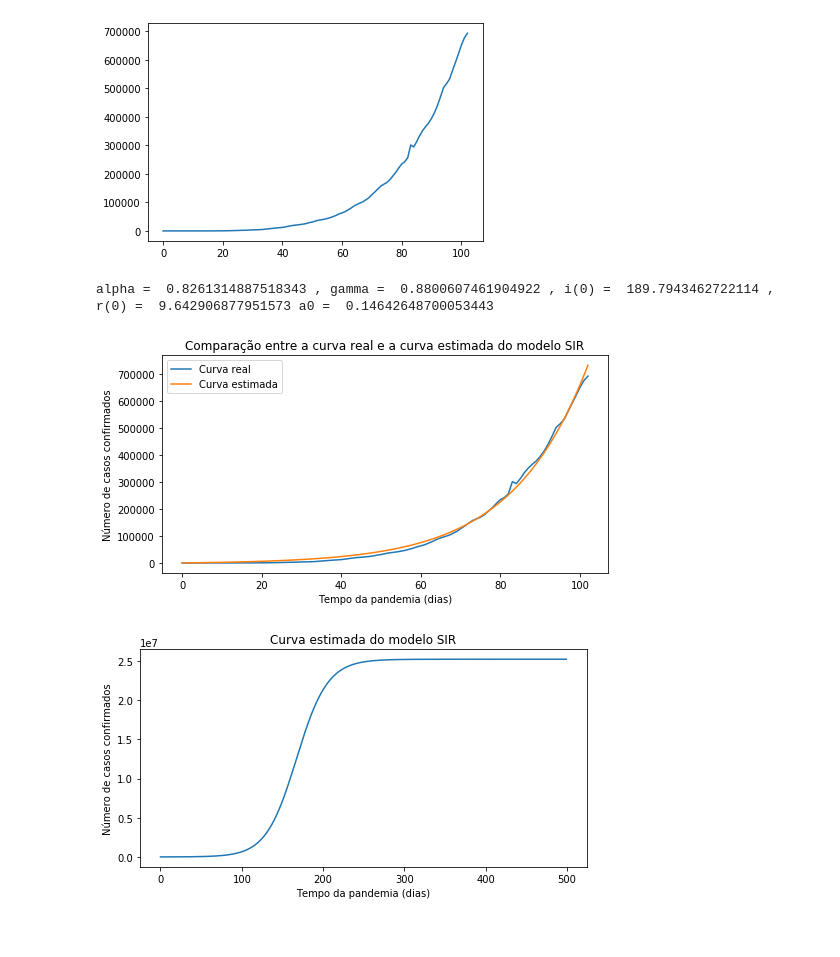
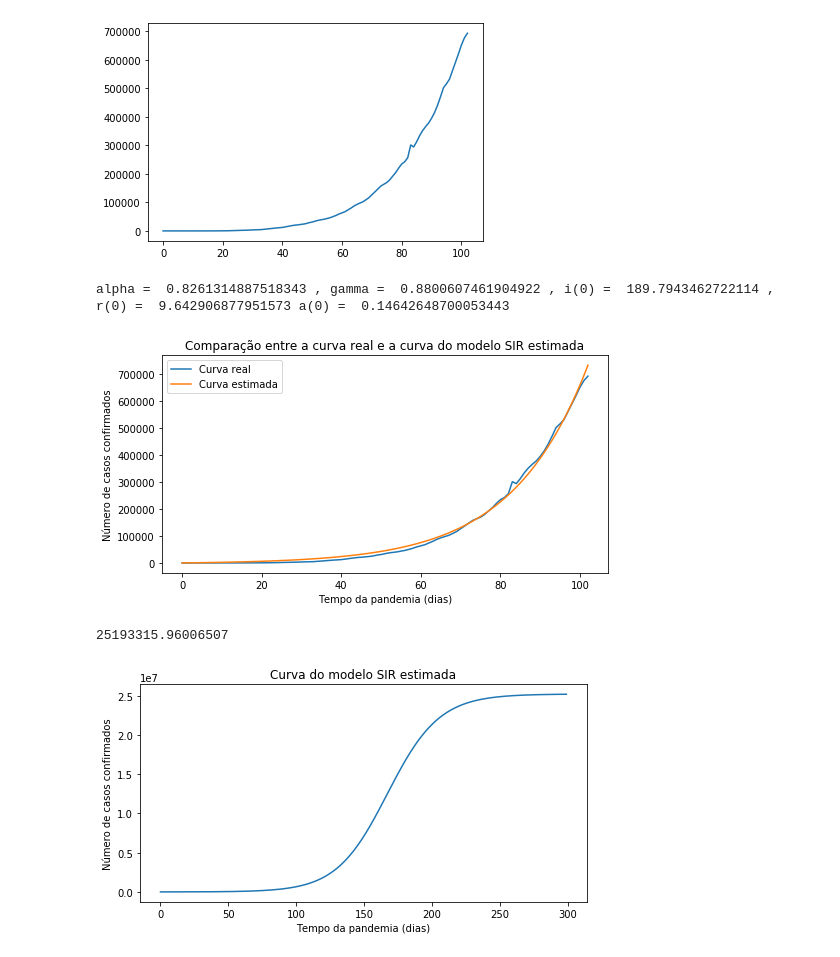
Before and after one commit to lubp1/SIR_model_COVID, a Jupyter notebook: SIR_parameters_estimation.ipynb, the cells around one changed output. Drawn from its saved outputs; the diff is of its cells as text; code cells hidden in the pictures.

```diff
--- a/SIR_parameters_estimation.ipynb
+++ b/SIR_parameters_estimation.ipynb
@@ -91,34 +91,37 @@ gamma = modelParams[0][1]
 i0 = modelParams[0][2]
 r0 = modelParams[0][3]
 a0 = modelParams[0][4]
-print("alpha = ", alpha, ", gamma = ", gamma, ", i(0) = ", i0, ", r(0) = ", r0, "a0 = ", a0)
+print("alpha = ", alpha, ", gamma = ", gamma, ", i(0) = ", i0, ", r(0) = ", r0, "a(0) = ", a0)
 
 
 # solving the model for the parameters found
 a2 = ModelSolver(t,alpha,gamma,[i0,r0,a0])
 # %% [output]
-alpha =  0.8261314887518343 , gamma =  0.8800607461904922 , i(0) =  189.7943462722114 , r(0) =  9.642906877951573 a0 =  0.14642648700053443
+alpha =  0.8261314887518343 , gamma =  0.8800607461904922 , i(0) =  189.7943462722114 , r(0) =  9.642906877951573 a(0) =  0.14642648700053443
 # %%
 # plot the number of infected people per day
 plt.figure(1, figsize=(8,4))
-plt.title("Comparação entre a curva real e a curva estimada do modelo SIR")
+plt.title("Comparação entre a curva real e a curva do modelo SIR estimada")
 plt.xlabel('Tempo da pandemia (dias)')
 plt.ylabel('Número de casos confirmados')
 plt.plot(t,a,a2)
 plt.legend(("Curva real", "Curva estimada"))
 plt.savefig('SIR.png')
 # %% [output]
-[figure, old version]
+[figure, new version]
 # %%
-t2 = np.arange(500)
+t2 = np.arange(300)
 a3 = ModelSolver(t2,alpha,gamma,[i0,r0,a0])
 
 # plot the number of infected people per day
 plt.figure(1, figsize=(8,4))
-plt.title("Curva estimada do modelo SIR")
+plt.title("Curva do modelo SIR estimada")
 plt.xlabel('Tempo da pandemia (dias)')
 plt.ylabel('Número de casos confirmados')
 plt.plot(t2,a3)
 plt.savefig('SIRext.png')
+
+print(a3[299])
 # %% [output]
+25193315.96006507
-[figure, old version]
+[figure, new version]
```
Also changed, not shown: 2 other files.
